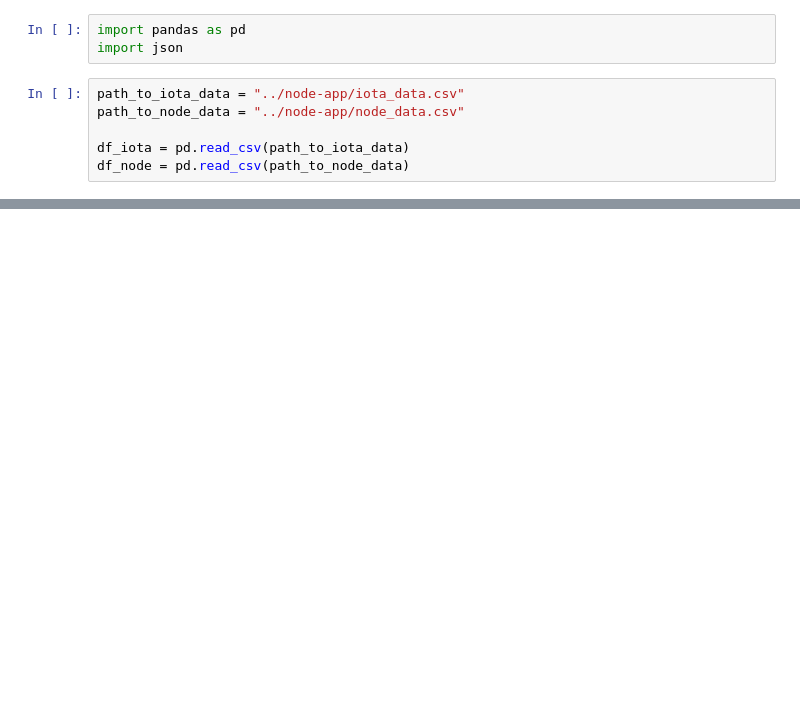
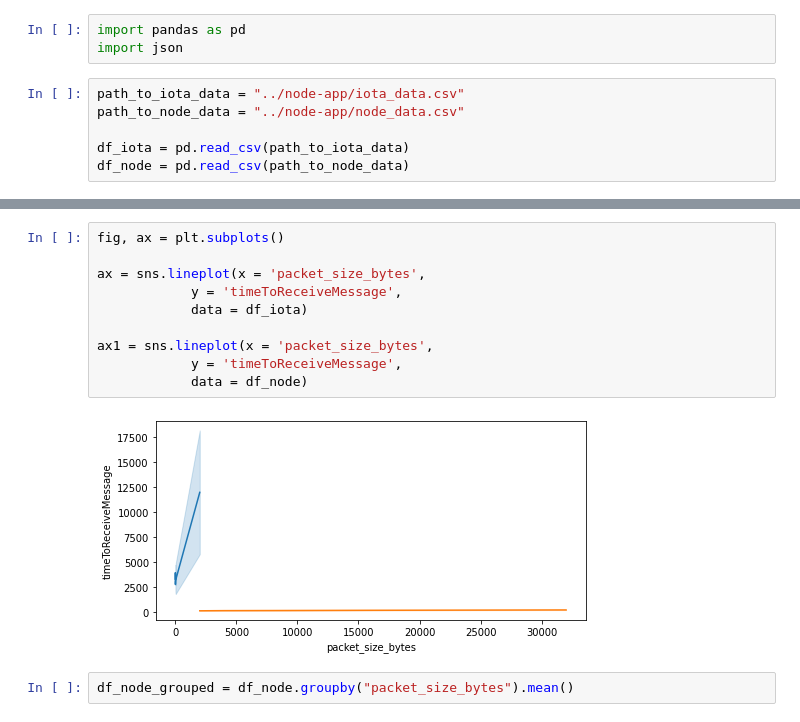
Before and after one commit to jameseoconnor/meng-project-iota-saev, a Jupyter notebook: analysis/Untitled1.ipynb, the cells around one changed output, grey strips where cells are left out. Saved outputs shown, nothing was run; the diff lists cells and outputs as text; blank space fills up the shorter version.

```diff
--- a/analysis/Untitled1.ipynb
+++ b/analysis/Untitled1.ipynb
@@ -45,0 +75,14 @@ df_node
+# %%
+fig, ax = plt.subplots()
+
+ax = sns.lineplot(x = 'packet_size_bytes',
+            y = 'timeToReceiveMessage',
+            data = df_iota)
+
+ax1 = sns.lineplot(x = 'packet_size_bytes',
+            y = 'timeToReceiveMessage',
+            data = df_node)
+# %% [output]
+[figure, added]
+# %%
+df_node_grouped = df_node.groupby("packet_size_bytes").mean()
```
Also changed, not shown: parts of 7 cells of this notebook, 31 other files.
